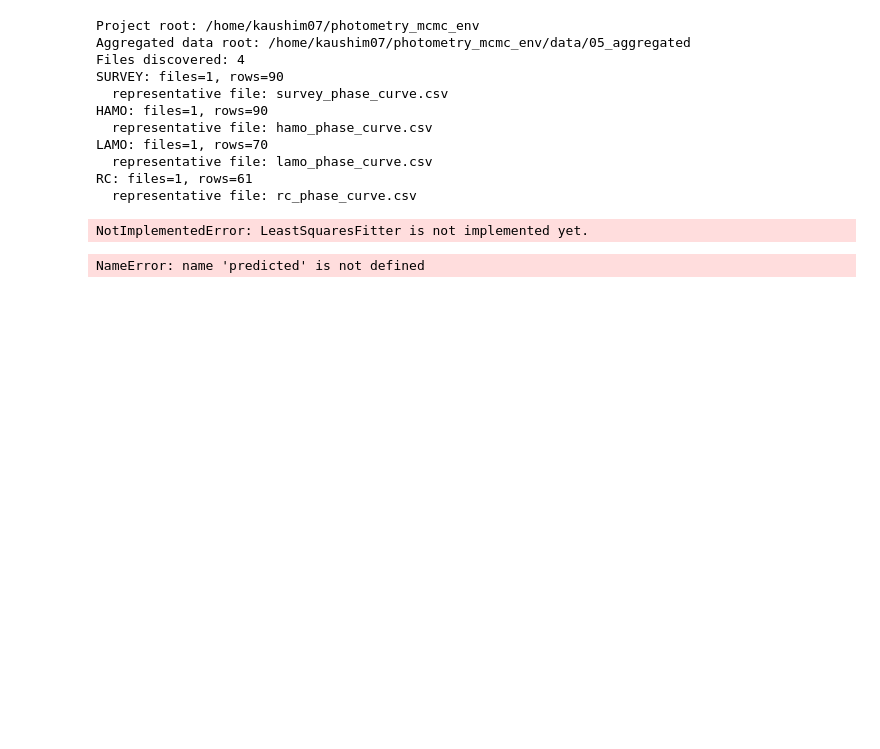
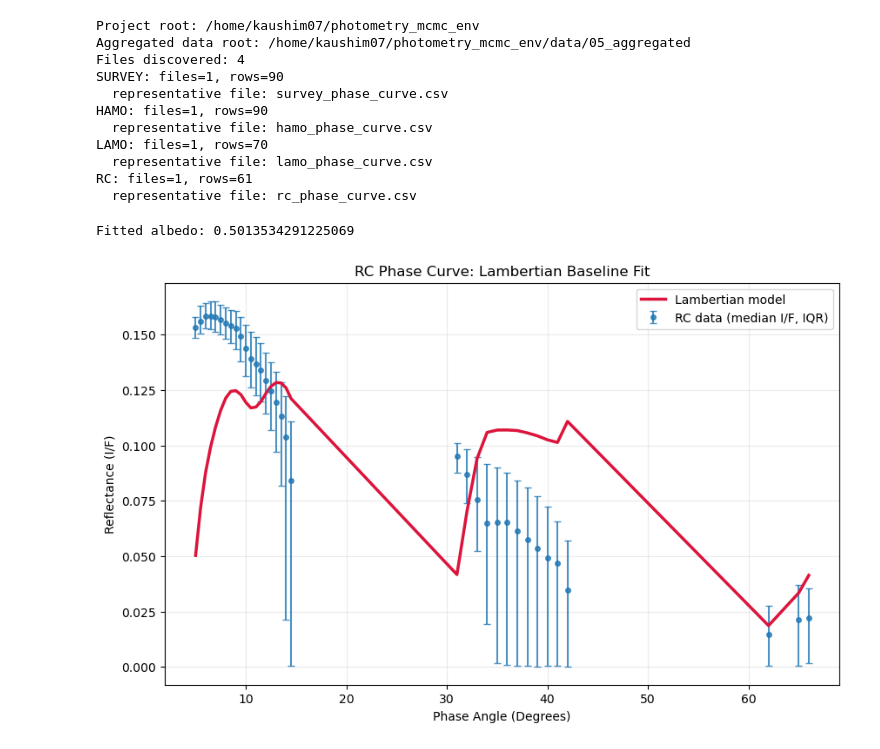
Before and after one commit to kaushikmastro/PhotometryPipeline, a Jupyter notebook: notebooks/Lambertian_baseline_fit.ipynb, the cells around one changed output. Cells and saved outputs as stored; diff of their text form; code cells hidden in the pictures; blank space fills up the shorter version.

```diff
--- a/notebooks/Lambertian_baseline_fit.ipynb
+++ b/notebooks/Lambertian_baseline_fit.ipynb
@@ -87,65 +83,70 @@ LAMO: files=1, rows=70
   representative file: lamo_phase_curve.csv
 RC: files=1, rows=61
   representative file: rc_phase_curve.csv
+# %%
+df_rc = df_rc[df_rc['median_iof'] > 0.01].dropna() # Filter out low I/F values and drop NaNs
 # %%
-mean_incidence = df_rc["mean_incidence"].to_numpy(dtype=float) * (np.pi / 180.0)
-mean_emission = df_rc["mean_emission"].to_numpy(dtype=float) * (np.pi / 180.0)
-mean_phase = df_rc["mean_phase"].to_numpy(dtype=float) * (np.pi / 180.0)
+rc_mean_incidence_rad = df_rc["mean_incidence"].to_numpy(dtype=float) * (np.pi / 180.0)
+rc_mean_emission_rad = df_rc["mean_emission"].to_numpy(dtype=float) * (np.pi / 180.0)
+rc_mean_phase_rad = df_rc["mean_phase"].to_numpy(dtype=float) * (np.pi / 180.0)
 
-geometry_batch = GeometryBatch(
-    incidence=mean_incidence,
-    emission=mean_emission,
-    phase=mean_phase,
+rc_geometry_batch = GeometryBatch(
+    incidence=rc_mean_incidence_rad,
+    emission=rc_mean_emission_rad,
+    phase=rc_mean_phase_rad,
 )
 
 model = LambertianModel()
 fitter = LeastSquaresFitter()
 
-observed = df["median_iof"].to_numpy(dtype=float)
+rc_observed = df_rc["median_iof"].to_numpy(dtype=float)
 
-fit_result = fitter.fit(model, geometry_batch, observed)
+rc_fit_result = fitter.fit(model, rc_geometry_batch, rc_observed)
 
-print("Fitted albedo:", fit_result.fitted_parameters["albedo"])
+rc_fitted_albedo = rc_fit_result.fitted_parameters["albedo"]
 
-model.parameters.update(fit_result.fitted_parameters)
-predicted = np.asarray(model.reflectance(geometry_batch), dtype=float)
+
+print("Fitted albedo:", rc_fitted_albedo)
+
+model.parameters.update(rc_fit_result.fitted_parameters)
+rc_predicted = np.asarray(model.reflectance(rc_geometry_batch), dtype=float)
 # %% [output]
-NotImplementedError: LeastSquaresFitter is not implemented yet.
+Fitted albedo: 0.5013534291225069
 # %%
-x = df["phase_bin_deg"].to_numpy(dtype=float)
-order = np.argsort(x)
-x_sorted = x[order]
-observed_sorted = observed[order]
-predicted_sorted = predicted[order]
-yerr_lower = (observed - df["iof_q25"].to_numpy(dtype=float))[order]
-yerr_upper = (df["iof_q75"].to_numpy(dtype=float) - observed)[order]
-yerr = np.vstack([yerr_lower, yerr_upper])
+rc_x = df_rc["phase_bin_deg"].to_numpy(dtype=float)
+rc_order = np.argsort(rc_x)
+rc_x_sorted = rc_x[rc_order]
+rc_observed_sorted = rc_observed[rc_order]
+rc_predicted_sorted = rc_predicted[rc_order]
+rc_yerr_lower = (rc_observed - df_rc["iof_q25"].to_numpy(dtype=float))[rc_order]
+rc_yerr_upper = (df_rc["iof_q75"].to_numpy(dtype=float) - rc_observed)[rc_order]
+rc_yerr = np.vstack([rc_yerr_lower, rc_yerr_upper])
 
 fig, ax = plt.subplots(figsize=(10, 6))
 ax.errorbar(
-    x_sorted,
-    observed_sorted,
-    yerr=yerr,
+    rc_x_sorted,
+    rc_observed_sorted,
+    yerr=rc_yerr,
     fmt="o",
     markersize=4,
     capsize=3,
     alpha=0.8,
     label="RC data (median I/F, IQR)",
 )
 ax.plot(
-    x_sorted,
-    predicted_sorted,
+    rc_x_sorted,
+    rc_predicted_sorted,
     color="crimson",
     linewidth=2.5,
     label="Lambertian model",
 )
 
 ax.set_xlabel("Phase Angle (Degrees)")
 ax.set_ylabel("Reflectance (I/F)")
 ax.set_title("RC Phase Curve: Lambertian Baseline Fit")
 ax.legend()
 ax.grid(True, alpha=0.25)
 
 plt.show()
 # %% [output]
-NameError: name 'predicted' is not defined
+[figure, added]
```
Also changed, not shown: parts of 18 cells of this notebook.
